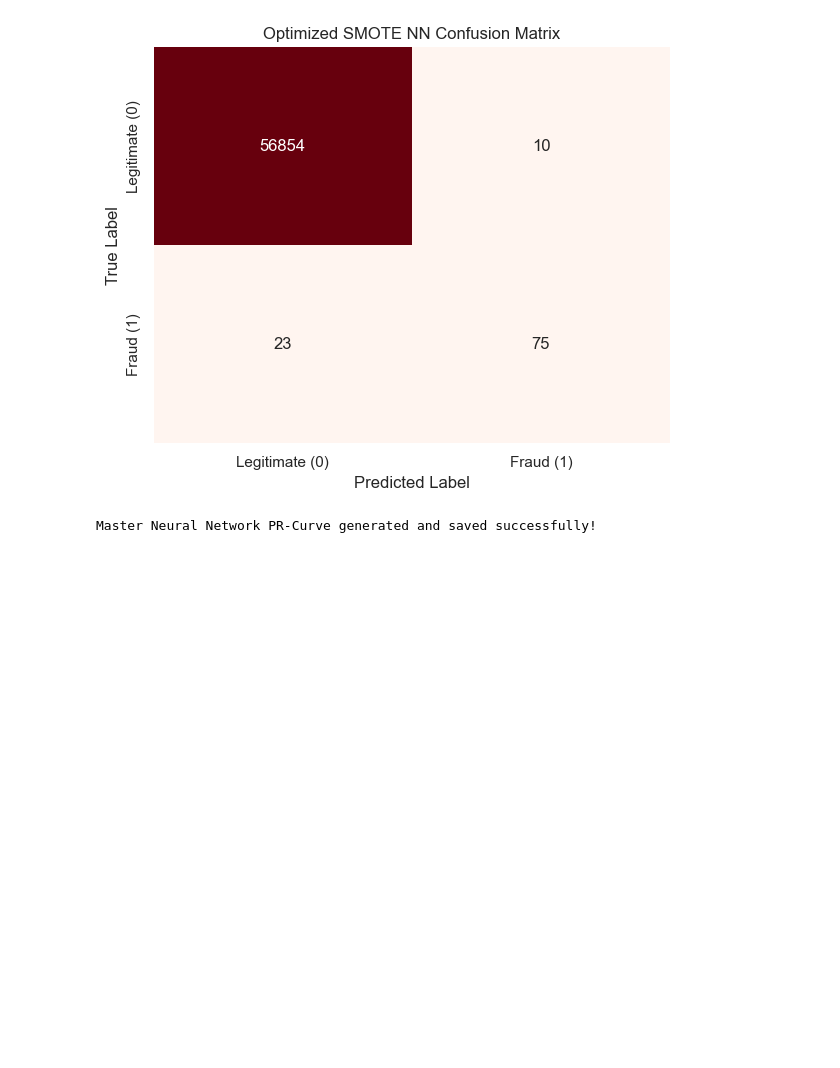
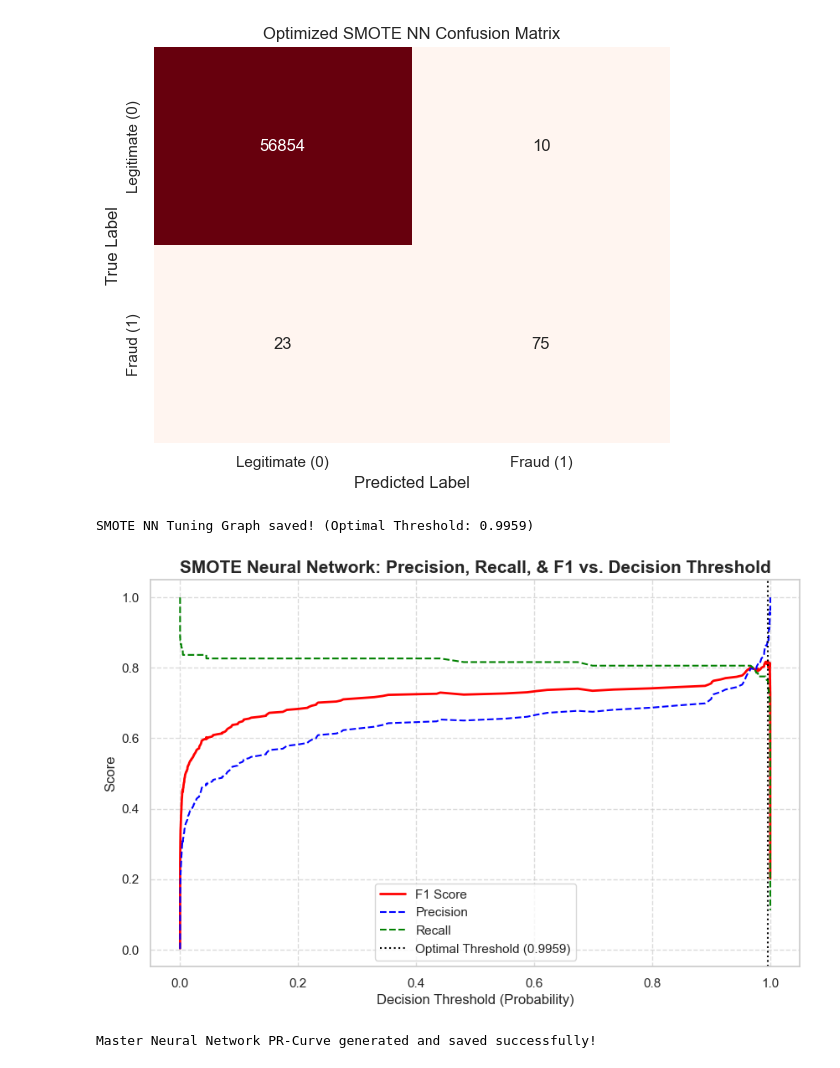
Before and after one commit to amartyakallingal/CS-4641-Credit-Card-Fraud-Project, a Jupyter notebook: neural_network.ipynb, the cells around one changed output. Saved outputs shown, nothing was run; the diff lists cells and outputs as text; code cells hidden in the pictures; blank space fills up the shorter version.

Commit message:
Added threshold tuning graph for SMOTE

```diff
--- a/neural_network.ipynb
+++ b/neural_network.ipynb
@@ -415,6 +415,40 @@ plt.show()
 # %% [output]
 SMOTE NN Confusion Matrix saved!
 [figure]
+# %%
+# Cell: SMOTE NN Threshold Tuning Graph
+import numpy as np
+import matplotlib.pyplot as plt
+from sklearn.metrics import precision_recall_curve, auc
+
+# Recalculate to ensure variables are fresh
+sm_precision, sm_recall, sm_thresholds = precision_recall_curve(y_test_numpy, smote_nn_probs)
+sm_f1_scores = 2 * (sm_precision[:-1] * sm_recall[:-1]) / (sm_precision[:-1] + sm_recall[:-1] + 1e-8)
+
+sm_optimal_idx = np.argmax(sm_f1_scores)
+sm_optimal_threshold = sm_thresholds[sm_optimal_idx]
+sm_best_f1 = sm_f1_scores[sm_optimal_idx]
+
+plt.figure(figsize=(10, 6))
+plt.plot(sm_thresholds, sm_f1_scores, label='F1 Score', color='red', lw=2)
+plt.plot(sm_thresholds, sm_precision[:-1], label='Precision', color='blue', linestyle='--')
+plt.plot(sm_thresholds, sm_recall[:-1], label='Recall', color='green', linestyle='--')
+
+plt.axvline(x=sm_optimal_threshold, color='black', linestyle=':',
+            label=f'Optimal Threshold ({sm_optimal_threshold:.4f})')
+
+plt.title('SMOTE Neural Network: Precision, Recall, & F1 vs. Decision Threshold', fontsize=15, fontweight='bold')
+plt.xlabel('Decision Threshold (Probability)', fontsize=12)
+plt.ylabel('Score', fontsize=12)
+plt.legend(loc='lower center')
+plt.grid(True, linestyle='--', alpha=0.7)
+
+plt.savefig('nn_smote_threshold_tuning.png', dpi=300, bbox_inches='tight')
+print(f"SMOTE NN Tuning Graph saved! (Optimal Threshold: {sm_optimal_threshold:.4f})")
+plt.show()
+# %% [output]
+SMOTE NN Tuning Graph saved! (Optimal Threshold: 0.9959)
+[figure, added]
 # %%
 # Cell: Master Neural Network PR-Curve (Base vs. Focal Loss vs. SMOTE)
 import matplotlib.pyplot as plt
```
Also changed, not shown: 1 other file.
